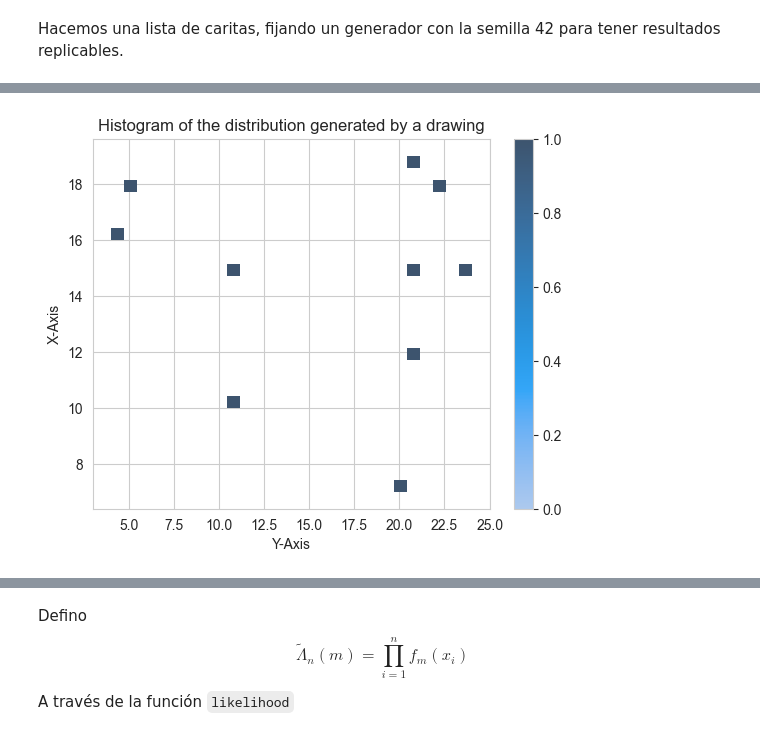
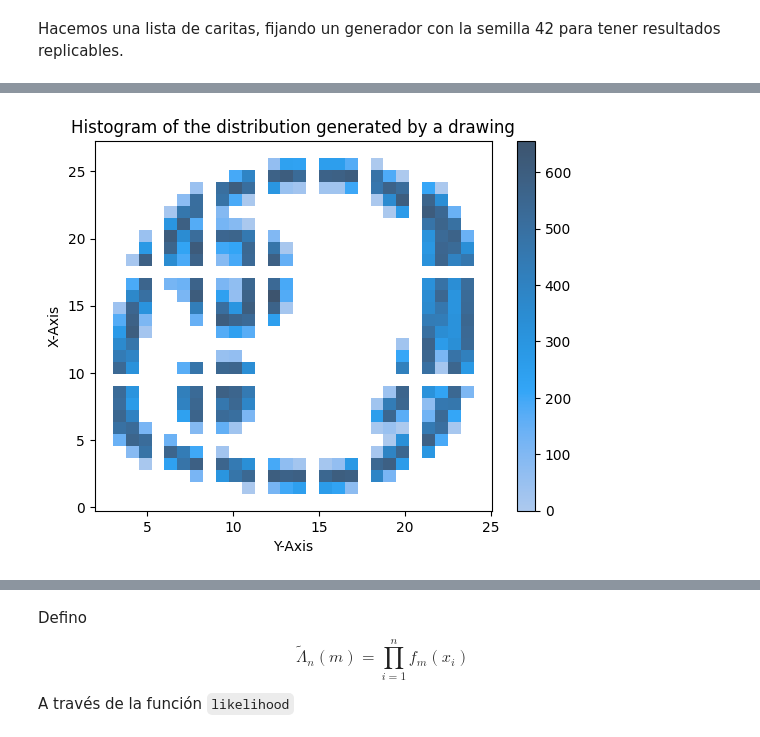
Before and after one commit to framunoz/Bayesian-Learning-with-Wasserstein-Barycenters, a Jupyter notebook: notebooks/05-fmg-programando-mcmc.ipynb, the cells around one changed output, grey strips where cells are left out. Drawn from its saved outputs; the diff is of its cells as text; code cells hidden in the pictures.

```diff
--- a/notebooks/05-fmg-programando-mcmc.ipynb
+++ b/notebooks/05-fmg-programando-mcmc.ipynb
@@ -65,0 +39,10 @@ x
+# %%
+n = 30
+
+first_face = DistributionDraw.fromarray(255 - data[0, :].reshape(28, 28),
+                                        seed=42)
+
+x = first_face.rvs(size=n)
+
+plot_histogram_from_points(x, histplot_kwargs=dict(bins=28))
+plt.show()
@@ -66,7 +51,5 @@ x
 # %%
-from bwb.utils import plot_histogram_from_points
-
-plot_histogram_from_points(x, histplot_kwargs=dict(bins=28))
+plot_histogram_from_points(first_face.rvs(size=100_000), histplot_kwargs=dict(bins=28))
 plt.show()
 # %% [output]
-[figure, old version]
+[figure, new version]
```
Also changed, not shown: parts of 24 cells of this notebook, 1 other file.
